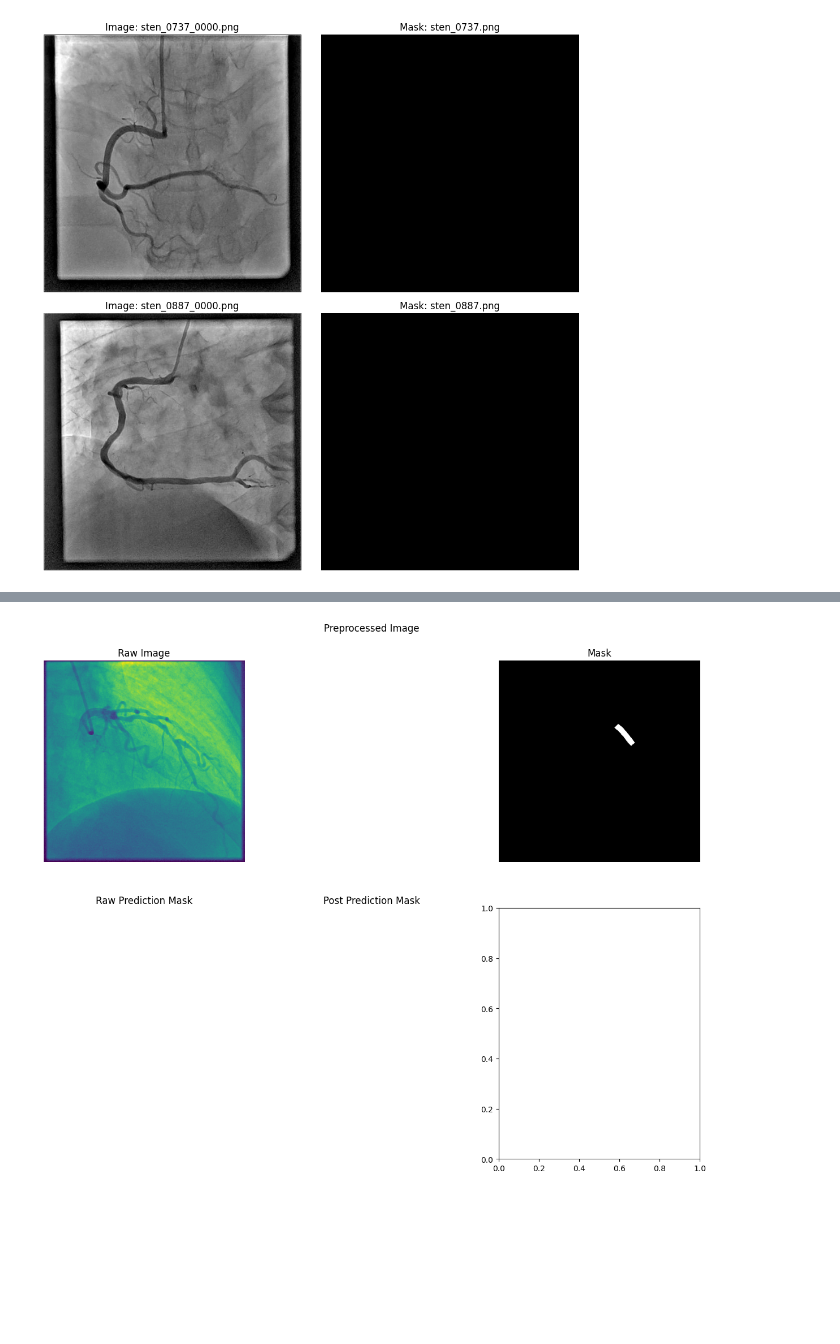
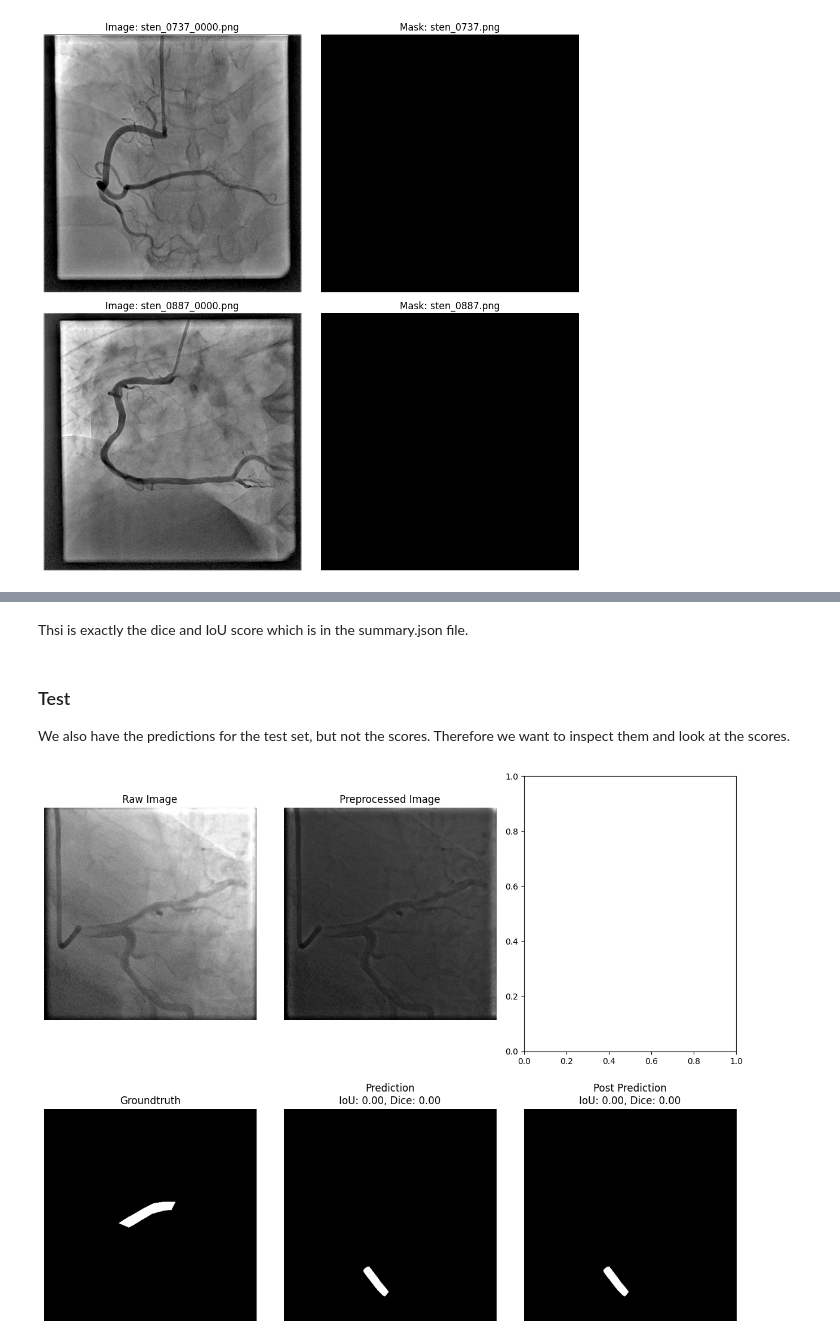
Before and after one commit to jannik1212/StenUNet, a Jupyter notebook: own_notebooks/inspect_masks.ipynb, the cells around one changed output, grey strips where cells are left out. Drawn from its saved outputs; the diff is of its cells as text; code cells hidden in the pictures; blank space fills up the shorter version.

```diff
--- a/own_notebooks/inspect_masks.ipynb
+++ b/own_notebooks/inspect_masks.ipynb
@@ -153,3 +173,8 @@ plt.show()
+# %% [markdown]
+Thsi is exactly the dice and IoU score which is in the summary.json file.
+# %% [markdown]
+### Test
+We also have the predictions for the test set, but not the scores. Therefore we want to inspect them and look at the scores.
 # %%
 path_test = "../dataset_test"
 path_raw_data = "raw"
@@ -158,53 +183,65 @@ path_preprocessed_data = "preprocessed"
 path_raw_prediction = "raw_prediction"
 path_post_prediction = "post_prediction"
 
-path_pict = "2.png"
-#path_mask = "sten_0007.png"
-path_path_label = "2.png"
+path_mask = "sten_0009.png"
+path_mask_1 = "sten_0009_0000.png"
 
-full_raw_path = os.path.join(path_test, path_raw_data, path_pict)
-full_preprocessed_path = os.path.join(path_test, path_preprocessed_data, path_pict)
-#full_raw_prediction_path = os.path.join(path_test, path_raw_prediction, path_mask)
-#full_post_prediction_path = os.path.join(path_test, path_post_prediction, path_mask)
-full_mask_path = os.path.join(path_test, path_labels, path_path_label)
+full_raw_path = os.path.join(path_test, path_raw_data, path_mask_1)
+full_preprocessed_path = os.path.join(path_test, path_preprocessed_data, path_mask_1)
+full_raw_prediction_path = os.path.join(path_test, path_raw_prediction, path_mask)
+full_post_prediction_path = os.path.join(path_test, path_post_prediction, path_mask)
+full_mask_path = os.path.join(path_test, path_labels, path_mask)
 # %%
 # Load images
 raw_image = Image.open(full_raw_path)
 raw_mask = Image.open(full_mask_path)
-#preprocessed_image = Image.open(full_preprocessed_path)
-#raw_prediction_mask = Image.open(full_raw_prediction_path).convert("L")  # Convert mask to grayscale
-#post_prediction_mask = Image.open(full_post_prediction_path).convert("L")  # Convert mask to grayscale
+preprocessed_image = Image.open(full_preprocessed_path)
+raw_prediction_mask = Image.open(full_raw_prediction_path)
+post_prediction_mask = Image.open(full_post_prediction_path)
+
+# Ensure grayscale mode
+raw_mask = np.array(Image.open(full_mask_path).convert("L"))
+raw_prediction_mask = np.array(Image.open(full_raw_prediction_path).convert("L"))
+post_prediction_mask = np.array(Image.open(full_post_prediction_path).convert("L"))
+
+# Ensure binary format (0 and 1)
+raw_mask = (raw_mask > 0).astype(np.uint8)
+raw_prediction_mask = (raw_prediction_mask > 0).astype(np.uint8)
+post_prediction_mask = (post_prediction_mask > 0).astype(np.uint8)
+
+score_raw = compute_iou_dice(raw_mask, np.array(Image.open(full_raw_prediction_path)))
+score_post = compute_iou_dice(raw_mask, np.array(Image.open(full_post_prediction_path)))
 
 # Create 2x2 subplot
 fig, axes = plt.subplots(2, 3, figsize=(12, 10))
 
 # Plot Raw Image
-axes[0, 0].imshow(raw_image)
+axes[0, 0].imshow(raw_image, cmap="gray")
 axes[0, 0].set_title("Raw Image")
 axes[0, 0].axis("off")
 
 # Plot Preprocessed Image
-#axes[0, 1].imshow(preprocessed_image)
+axes[0, 1].imshow(preprocessed_image, cmap="gray")
 axes[0, 1].set_title("Preprocessed Image")
 axes[0, 1].axis("off")
 
 # Plotq Mask
-axes[0, 2].imshow(raw_mask, cmap="gray")
-axes[0, 2].set_title("Mask")
-axes[0, 2].axis("off")
+axes[1, 0].imshow(raw_mask, cmap="gray")
+axes[1, 0].set_title("Groundtruth")
+axes[1, 0].axis("off")
 
 # Plot Raw Prediction Mask
-#axes[1, 0].imshow(raw_prediction_mask, cmap="gray")
-axes[1, 0].set_title("Raw Prediction Mask")
-axes[1, 0].axis("off")
+axes[1, 1].imshow(raw_prediction_mask, cmap="gray")
+axes[1, 1].set_title(f"Prediction\nIoU: {score_raw[0]:.2f}, Dice: {score_raw[1]:.2f}")
+axes[1, 1].axis("off")
 
 # Plot Post Prediction Mask
-#axes[1, 1].imshow(post_prediction_mask, cmap="gray")
-axes[1, 1].set_title("Post Prediction Mask")
-axes[1, 1].axis("off")
+axes[1, 2].imshow(post_prediction_mask, cmap="gray")
+axes[1, 2].set_title(f"Post Prediction\nIoU: {score_post[0]:.2f}, Dice: {score_post[1]:.2f}")
+axes[1, 2].axis("off")
 
 # Adjust layout
 plt.tight_layout()
 plt.show()
 # %% [output]
-[figure, old version]
+[figure, new version]
```
Also changed, not shown: parts of 13 cells of this notebook, 18 other files.
